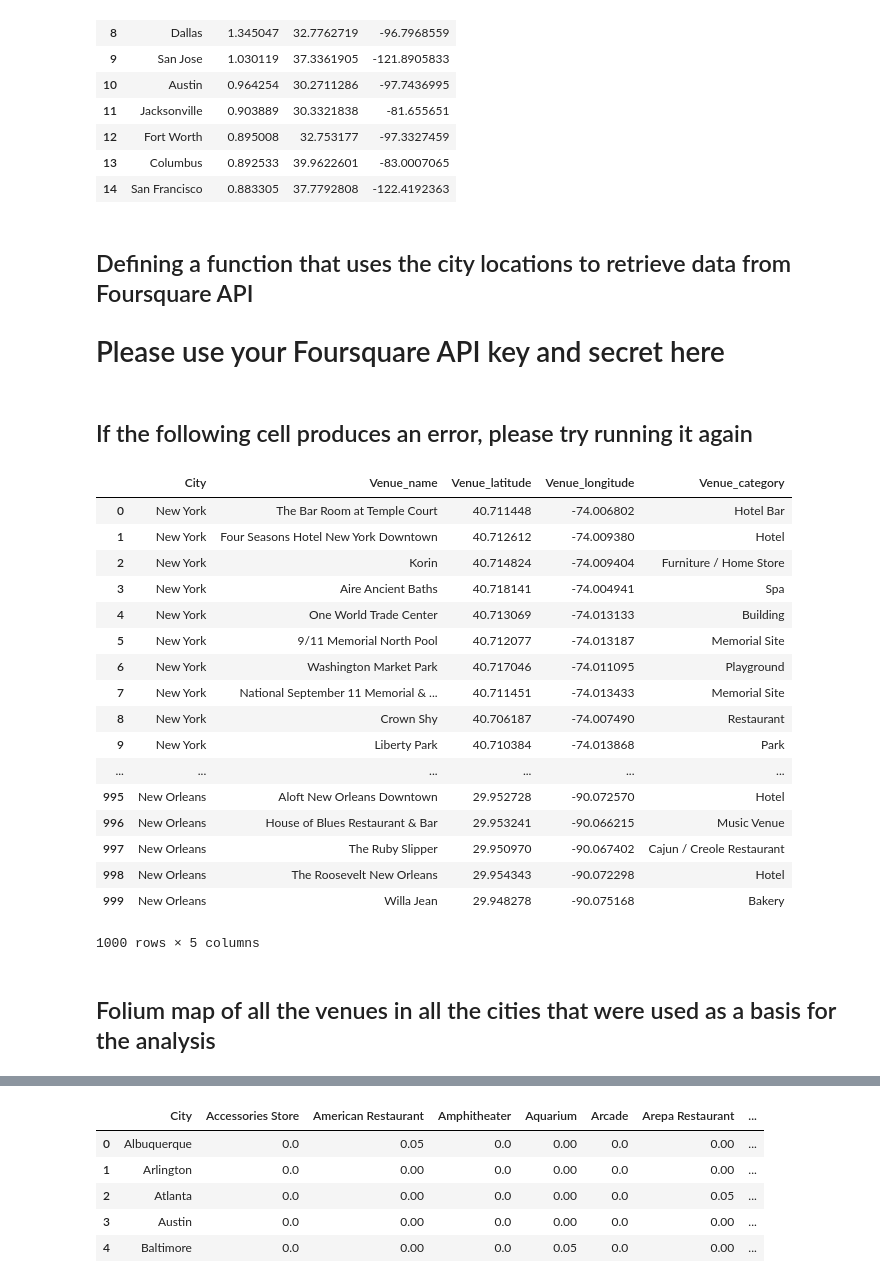
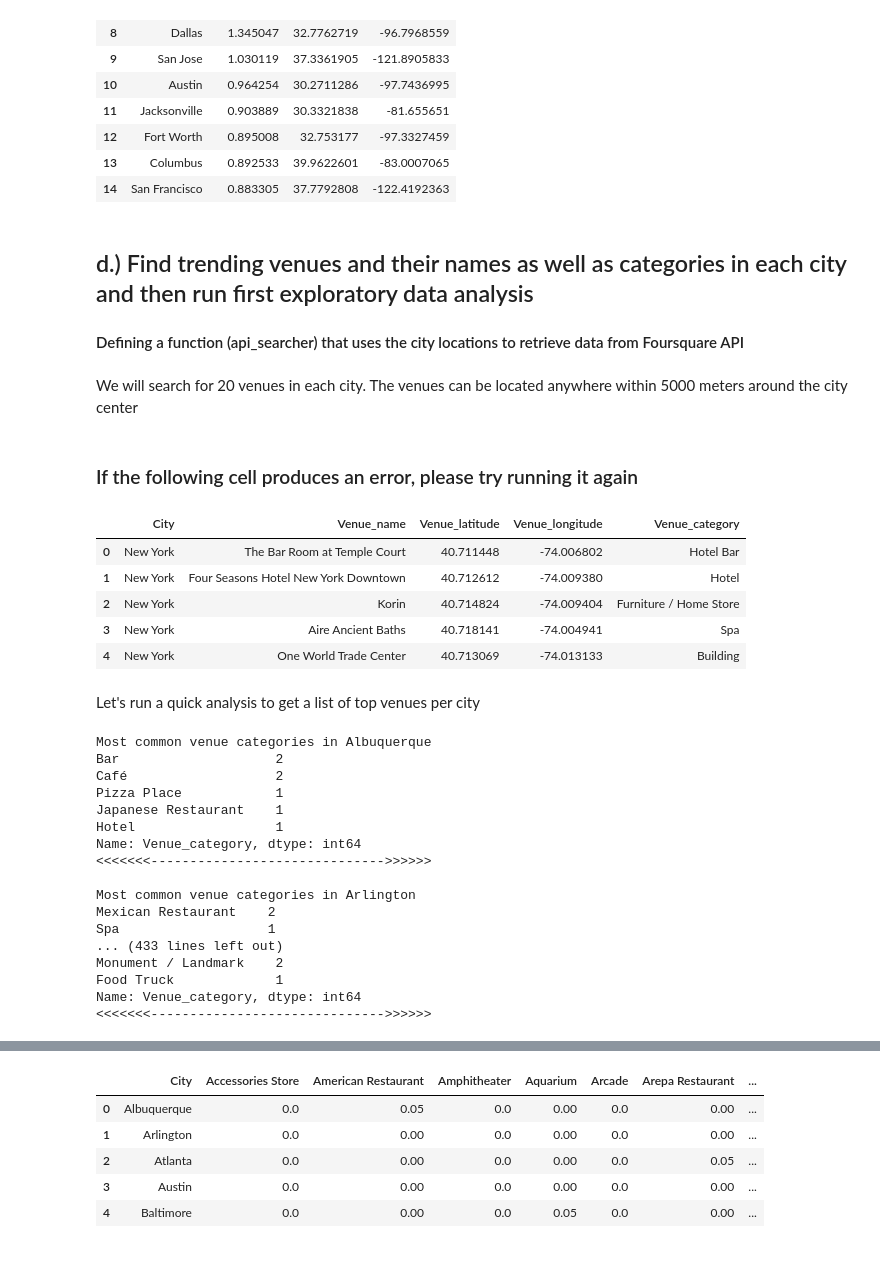
Before and after one commit to Sanka91/Coursera_Data_Analytics, a Jupyter notebook: New Coursera Capstone 4+5.ipynb, the cells around one changed output, grey strips where cells are left out. Cells and saved outputs as stored; diff of their text form; code cells hidden in the pictures.

```diff
--- a/New Coursera Capstone 4+5.ipynb
+++ b/New Coursera Capstone 4+5.ipynb
@@ -108,10 +137,13 @@ df.head(15)
 | 13 | Columbus | 0.892533 | 39.9622601 | -83.0007065 |
 | 14 | San Francisco | 0.883305 | 37.7792808 | -122.4192363 |
 # %% [markdown]
-## Defining a function that uses the city locations to retrieve data from Foursquare API
-# Please use your Foursquare API key and secret here
+## d.) Find trending venues and their names as well as categories in each city and then run first exploratory data analysis
+
+#### Defining a function (api_searcher) that uses the city locations to retrieve data from Foursquare API
 # %%
 # The code was removed by Watson Studio for sharing.
+# %% [markdown]
+We will search for 20 venues in each city. The venues can be located anywhere within 5000 meters around the city center
 # %%
 def api_searcher(city_name, latitude, longitude):
     venues = []
@@ -145,29 +177,41 @@ def api_searcher(city_name, latitude, longitude):
                               "Venue_latitude", "Venue_longitude", "Venue_category"])
     return venue_list
 # %% [markdown]
-## If the following cell produces an error, please try running it again
+### If the following cell produces an error, please try running it again
 # %%
 # Creation of dataframe with venue data
 venue_df = api_searcher(df["City"], df["Latitude"], df["Longitude"])
-venue_df
+venue_df.head()
 # %% [output]
 |  | City | Venue_name | Venue_latitude | Venue_longitude | Venue_category |
 | 0 | New York | The Bar Room at Temple Court | 40.711448 | -74.006802 | Hotel Bar |
 | 1 | New York | Four Seasons Hotel New York Downtown | 40.712612 | -74.009380 | Hotel |
 | 2 | New York | Korin | 40.714824 | -74.009404 | Furniture / Home Store |
 | 3 | New York | Aire Ancient Baths | 40.718141 | -74.004941 | Spa |
 | 4 | New York | One World Trade Center | 40.713069 | -74.013133 | Building |
-| 5 | New York | 9/11 Memorial North Pool | 40.712077 | -74.013187 | Memorial Site |
-| 6 | New York | Washington Market Park | 40.717046 | -74.011095 | Playground |
-| 7 | New York | National September 11 Memorial & ... | 40.711451 | -74.013433 | Memorial Site |
-| 8 | New York | Crown Shy | 40.706187 | -74.007490 | Restaurant |
-| 9 | New York | Liberty Park | 40.710384 | -74.013868 | Park |
-| ... | ... | ... | ... | ... | ... |
-| 995 | New Orleans | Aloft New Orleans Downtown | 29.952728 | -90.072570 | Hotel |
-| 996 | New Orleans | House of Blues Restaurant & Bar | 29.953241 | -90.066215 | Music Venue |
-| 997 | New Orleans | The Ruby Slipper | 29.950970 | -90.067402 | Cajun / Creole Restaurant |
-| 998 | New Orleans | The Roosevelt New Orleans | 29.954343 | -90.072298 | Hotel |
-| 999 | New Orleans | Willa Jean | 29.948278 | -90.075168 | Bakery |
-1000 rows × 5 columns
-# %% [markdown]
-## Folium map of all the venues in all the cities that were used as a basis for the analysis
+# %% [markdown]
+Let's run a quick analysis to get a list of top venues per city
+# %%
+for city in sorted(set(venue_df["City"].unique())):
+    temp_df = venue_df[venue_df["City"] == city]["Venue_category"]
+    print("Most common venue categories in {}".format(city))
+    print(temp_df.value_counts().head(5))
+    print("<<<<<<<------------------------------>>>>>>", "\n")
+# %% [output]
+Most common venue categories in Albuquerque
+Bar                    2
+Café                   2
+Pizza Place            1
+Japanese Restaurant    1
+Hotel                  1
+Name: Venue_category, dtype: int64
+<<<<<<<------------------------------>>>>>>
+
+Most common venue categories in Arlington
+Mexican Restaurant    2
+Spa                   1
+... (433 lines left out)
+Monument / Landmark    2
+Food Truck             1
+Name: Venue_category, dtype: int64
+<<<<<<<------------------------------>>>>>>
```
Also changed, not shown: parts of 35 cells of this notebook.
